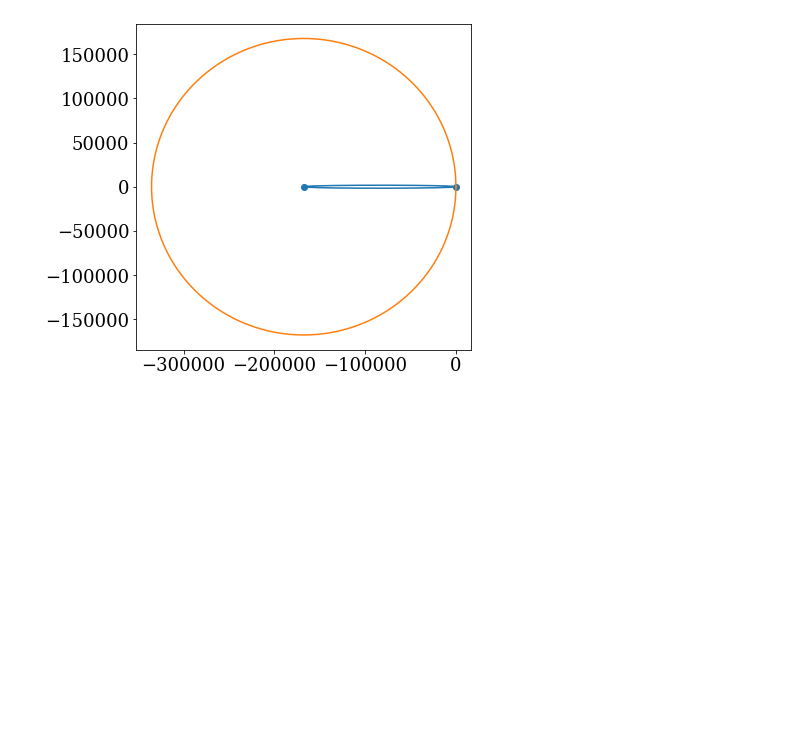
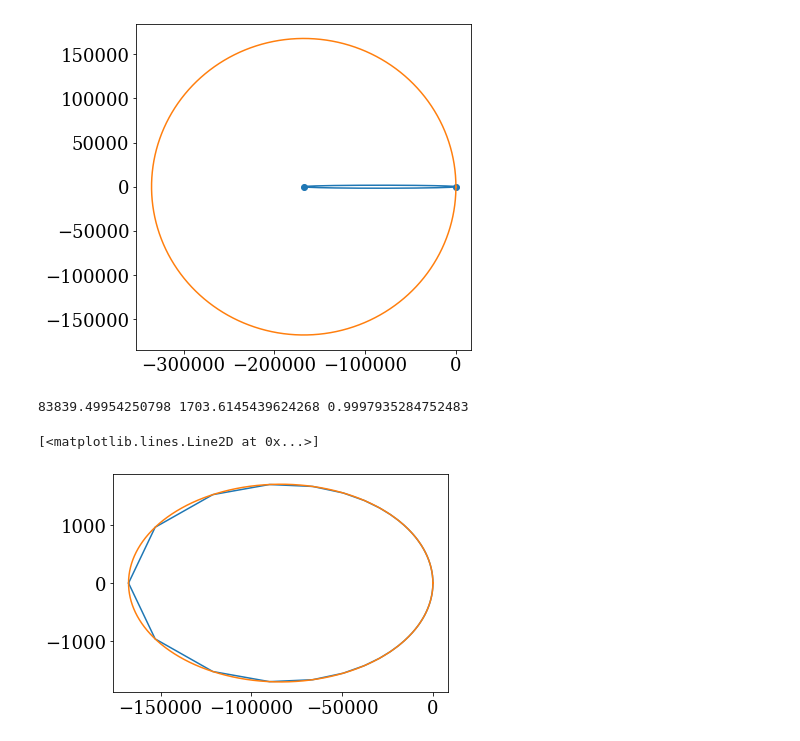
Before and after one commit to jradavenport/daen, a Jupyter notebook: code/GCNS_SN1987A.ipynb, the cells around one changed output. Saved outputs shown, nothing was run; the diff lists cells and outputs as text; code cells hidden in the pictures; blank space fills up the shorter version.

```diff
--- a/code/GCNS_SN1987A.ipynb
+++ b/code/GCNS_SN1987A.ipynb
@@ -207,6 +216,26 @@ plt.plot(cx, cy)
 # %% [output]
 [<matplotlib.lines.Line2D at 0x...>]
 [figure]
+# %%
+# https://astronomy.swin.edu.au/cosmos/e/Ellipse
+
+a = 0.5 * (t + np.sqrt(t**2 + 4 * (c.value**2)))
+b = np.sqrt(0.5 * (t**2 + np.sqrt(t**4 + 4 * t**2 * c.value**2)))
+e = np.sqrt(1 - (b**2 / a**2))
+
+print(a,b, e)
+
+theta = np.linspace(0, 2*np.pi, 1000)
+f = np.pi - theta
+r = a * (1-e**2) / (1+ e*np.cos(f))
+xx = c.value + r * np.cos(f)
+yy = r * np.sin(f)
+plt.plot(xx-c.value,yy)
+plt.plot(fx.value, fy)
+# %% [output]
+83839.49954250798 1703.6145439624268 0.9997935284752483
+[<matplotlib.lines.Line2D at 0x...>]
+[figure, added]
 # %%
 t
 # %% [output]
```
Also changed, not shown: parts of 19 cells of this notebook, 1 other file.
